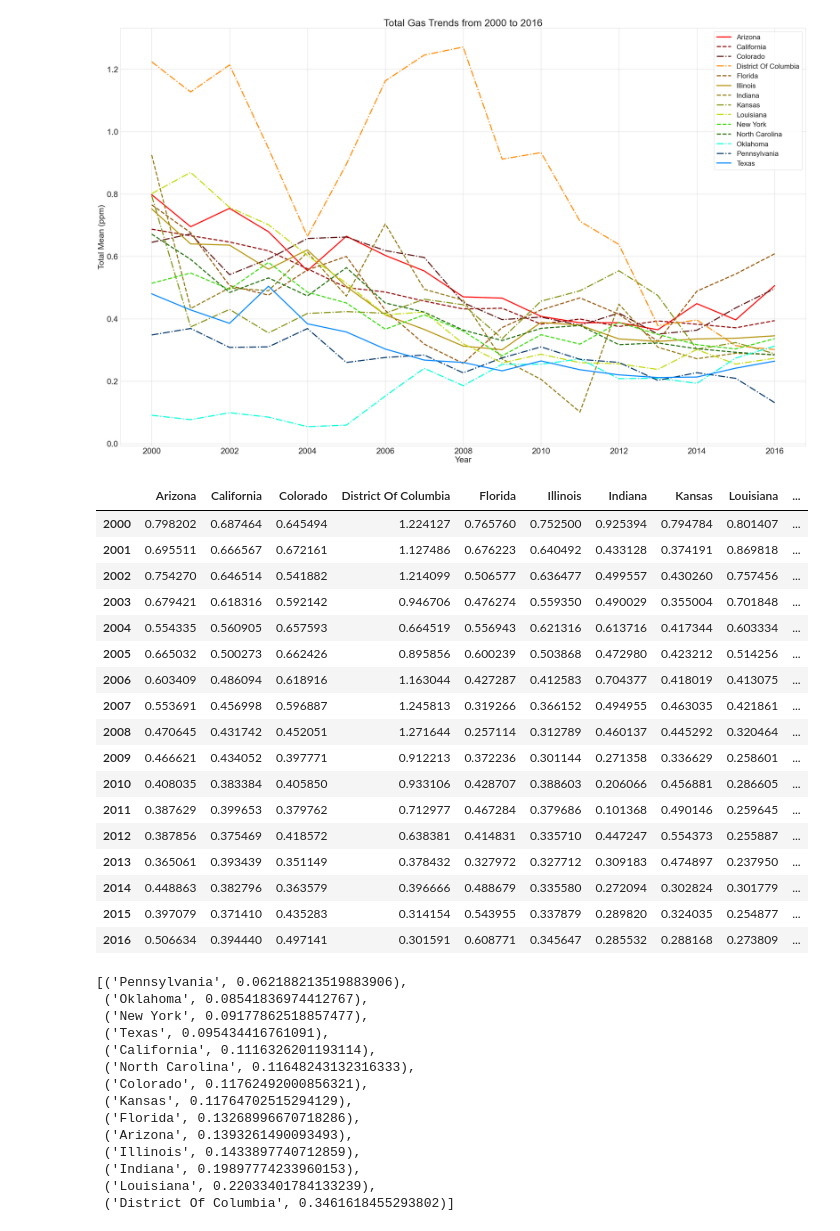
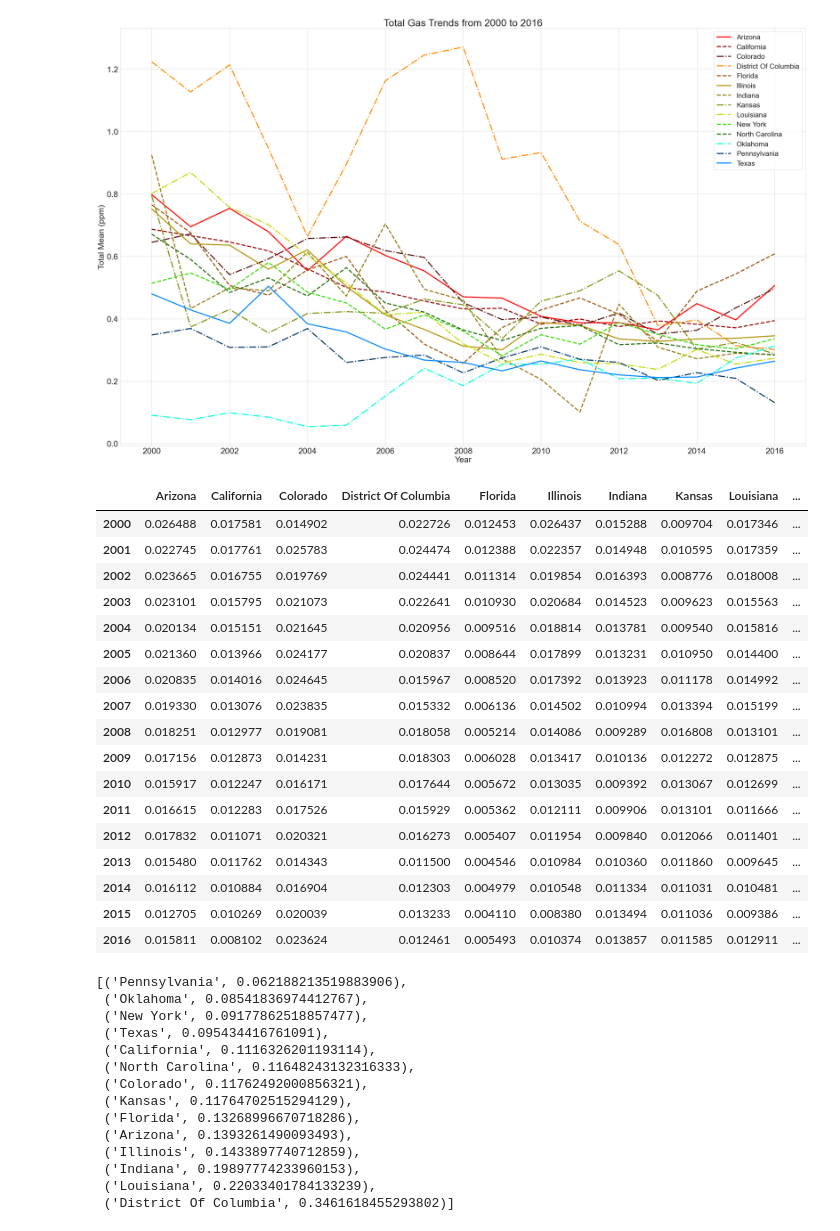
Before and after one commit to SehajS/pollution_data_analytics, a Jupyter notebook: clean_notebook.ipynb, the cells around one changed output. Drawn from its saved outputs; the diff is of its cells as text; code cells hidden in the pictures.

```diff
--- a/clean_notebook.ipynb
+++ b/clean_notebook.ipynb
@@ -332,27 +332,27 @@ plt.ylabel("Total Mean (ppm)")
 # %% [output]
 Text(0, 0.5, 'Total Mean (ppm)')
 [figure]
-# %%
-total_df
-# %% [output]
-|  | Arizona | California | Colorado | District Of Columbia | Florida | Illinois | Indiana | Kansas | Louisiana | ... |
-| 2000 | 0.798202 | 0.687464 | 0.645494 | 1.224127 | 0.765760 | 0.752500 | 0.925394 | 0.794784 | 0.801407 | ... |
-| 2001 | 0.695511 | 0.666567 | 0.672161 | 1.127486 | 0.676223 | 0.640492 | 0.433128 | 0.374191 | 0.869818 | ... |
-| 2002 | 0.754270 | 0.646514 | 0.541882 | 1.214099 | 0.506577 | 0.636477 | 0.499557 | 0.430260 | 0.757456 | ... |
-| 2003 | 0.679421 | 0.618316 | 0.592142 | 0.946706 | 0.476274 | 0.559350 | 0.490029 | 0.355004 | 0.701848 | ... |
-| 2004 | 0.554335 | 0.560905 | 0.657593 | 0.664519 | 0.556943 | 0.621316 | 0.613716 | 0.417344 | 0.603334 | ... |
-| 2005 | 0.665032 | 0.500273 | 0.662426 | 0.895856 | 0.600239 | 0.503868 | 0.472980 | 0.423212 | 0.514256 | ... |
-| 2006 | 0.603409 | 0.486094 | 0.618916 | 1.163044 | 0.427287 | 0.412583 | 0.704377 | 0.418019 | 0.413075 | ... |
-| 2007 | 0.553691 | 0.456998 | 0.596887 | 1.245813 | 0.319266 | 0.366152 | 0.494955 | 0.463035 | 0.421861 | ... |
-| 2008 | 0.470645 | 0.431742 | 0.452051 | 1.271644 | 0.257114 | 0.312789 | 0.460137 | 0.445292 | 0.320464 | ... |
-| 2009 | 0.466621 | 0.434052 | 0.397771 | 0.912213 | 0.372236 | 0.301144 | 0.271358 | 0.336629 | 0.258601 | ... |
-| 2010 | 0.408035 | 0.383384 | 0.405850 | 0.933106 | 0.428707 | 0.388603 | 0.206066 | 0.456881 | 0.286605 | ... |
-| 2011 | 0.387629 | 0.399653 | 0.379762 | 0.712977 | 0.467284 | 0.379686 | 0.101368 | 0.490146 | 0.259645 | ... |
-| 2012 | 0.387856 | 0.375469 | 0.418572 | 0.638381 | 0.414831 | 0.335710 | 0.447247 | 0.554373 | 0.255887 | ... |
-| 2013 | 0.365061 | 0.393439 | 0.351149 | 0.378432 | 0.327972 | 0.327712 | 0.309183 | 0.474897 | 0.237950 | ... |
-| 2014 | 0.448863 | 0.382796 | 0.363579 | 0.396666 | 0.488679 | 0.335580 | 0.272094 | 0.302824 | 0.301779 | ... |
-| 2015 | 0.397079 | 0.371410 | 0.435283 | 0.314154 | 0.543955 | 0.337879 | 0.289820 | 0.324035 | 0.254877 | ... |
-| 2016 | 0.506634 | 0.394440 | 0.497141 | 0.301591 | 0.608771 | 0.345647 | 0.285532 | 0.288168 | 0.273809 | ... |
+# %%
+no2_df
+# %% [output]
+|  | Arizona | California | Colorado | District Of Columbia | Florida | Illinois | Indiana | Kansas | Louisiana | ... |
+| 2000 | 0.026488 | 0.017581 | 0.014902 | 0.022726 | 0.012453 | 0.026437 | 0.015288 | 0.009704 | 0.017346 | ... |
+| 2001 | 0.022745 | 0.017761 | 0.025783 | 0.024474 | 0.012388 | 0.022357 | 0.014948 | 0.010595 | 0.017359 | ... |
+| 2002 | 0.023665 | 0.016755 | 0.019769 | 0.024441 | 0.011314 | 0.019854 | 0.016393 | 0.008776 | 0.018008 | ... |
+| 2003 | 0.023101 | 0.015795 | 0.021073 | 0.022641 | 0.010930 | 0.020684 | 0.014523 | 0.009623 | 0.015563 | ... |
+| 2004 | 0.020134 | 0.015151 | 0.021645 | 0.020956 | 0.009516 | 0.018814 | 0.013781 | 0.009540 | 0.015816 | ... |
+| 2005 | 0.021360 | 0.013966 | 0.024177 | 0.020837 | 0.008644 | 0.017899 | 0.013231 | 0.010950 | 0.014400 | ... |
+| 2006 | 0.020835 | 0.014016 | 0.024645 | 0.015967 | 0.008520 | 0.017392 | 0.013923 | 0.011178 | 0.014992 | ... |
+| 2007 | 0.019330 | 0.013076 | 0.023835 | 0.015332 | 0.006136 | 0.014502 | 0.010994 | 0.013394 | 0.015199 | ... |
+| 2008 | 0.018251 | 0.012977 | 0.019081 | 0.018058 | 0.005214 | 0.014086 | 0.009289 | 0.016808 | 0.013101 | ... |
+| 2009 | 0.017156 | 0.012873 | 0.014231 | 0.018303 | 0.006028 | 0.013417 | 0.010136 | 0.012272 | 0.012875 | ... |
+| 2010 | 0.015917 | 0.012247 | 0.016171 | 0.017644 | 0.005672 | 0.013035 | 0.009392 | 0.013067 | 0.012699 | ... |
+| 2011 | 0.016615 | 0.012283 | 0.017526 | 0.015929 | 0.005362 | 0.012111 | 0.009906 | 0.013101 | 0.011666 | ... |
+| 2012 | 0.017832 | 0.011071 | 0.020321 | 0.016273 | 0.005407 | 0.011954 | 0.009840 | 0.012066 | 0.011401 | ... |
+| 2013 | 0.015480 | 0.011762 | 0.014343 | 0.011500 | 0.004546 | 0.010984 | 0.010360 | 0.011860 | 0.009645 | ... |
+| 2014 | 0.016112 | 0.010884 | 0.016904 | 0.012303 | 0.004979 | 0.010548 | 0.011334 | 0.011031 | 0.010481 | ... |
+| 2015 | 0.012705 | 0.010269 | 0.020039 | 0.013233 | 0.004110 | 0.008380 | 0.013494 | 0.011036 | 0.009386 | ... |
+| 2016 | 0.015811 | 0.008102 | 0.023624 | 0.012461 | 0.005493 | 0.010374 | 0.013857 | 0.011585 | 0.012911 | ... |
 # %%
 def get_std_dict(df):
     std_dict = {col:df[col].std() for col in df.columns}
```
Also changed, not shown: parts of 27 cells of this notebook, 1 other file.
